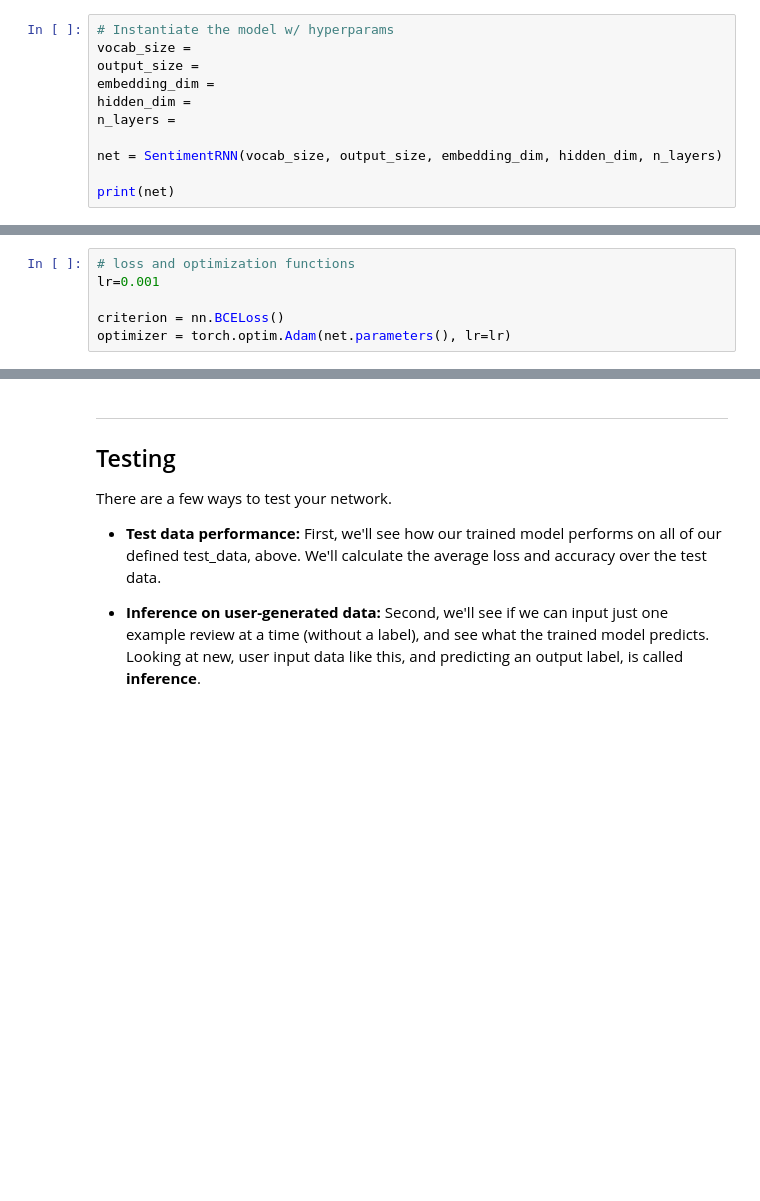
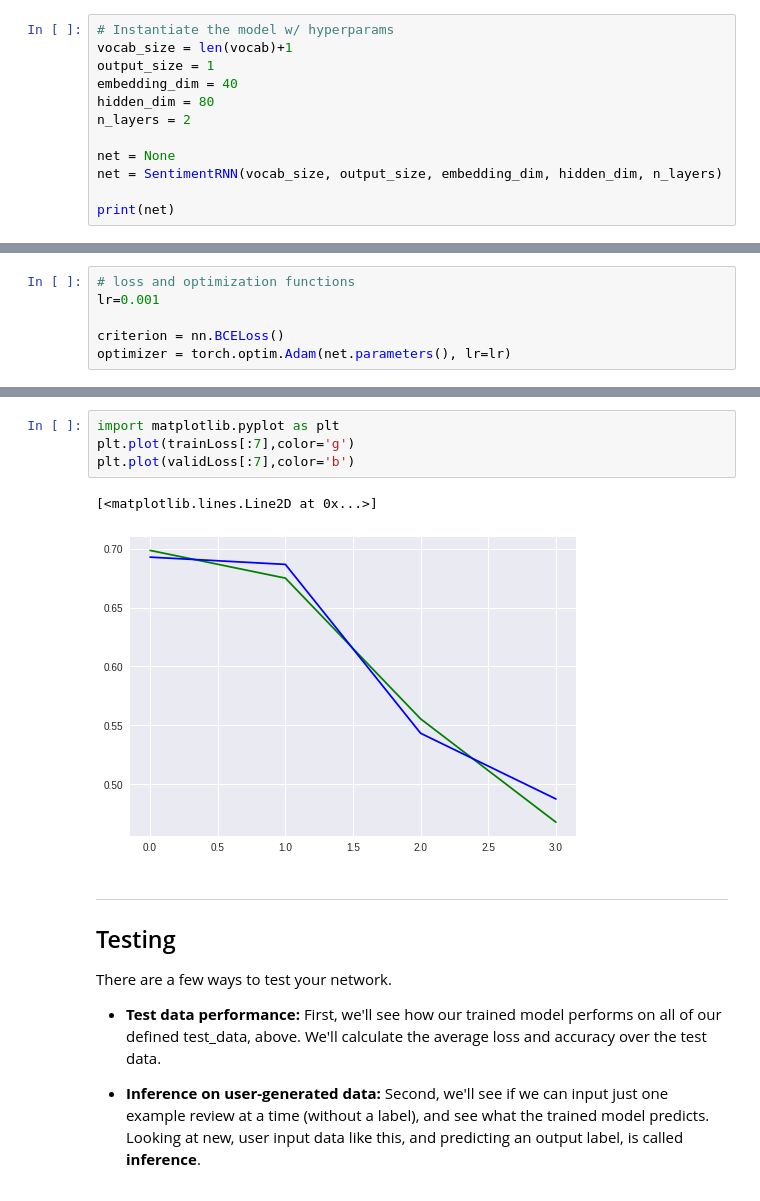
Before and after one commit to vikashChouhan/SentimentAnalysis_LSTM-PyTorch, a Jupyter notebook: Sentiment_RNN_Exercise.ipynb, the cells around one changed output, grey strips where cells are left out. Saved outputs shown, nothing was run; the diff lists cells and outputs as text; blank space fills up the shorter version.

Commit message:
Training 1

```diff
--- a/Sentiment_RNN_Exercise.ipynb
+++ b/Sentiment_RNN_Exercise.ipynb
@@ -460,12 +468,13 @@ Here, we'll instantiate the network. First up, defining the hyperparameters.
 > **Exercise:** Define the model  hyperparameters.
 # %%
 # Instantiate the model w/ hyperparams
-vocab_size =
-output_size =
-embedding_dim =
-hidden_dim =
-n_layers =
+vocab_size = len(vocab)+1
+output_size = 1
+embedding_dim = 40
+hidden_dim = 80
+n_layers = 2
 
+net = None
 net = SentimentRNN(vocab_size, output_size, embedding_dim, hidden_dim, n_layers)
 
 print(net)
@@ -559,3 +597,10 @@ for e in range(epochs):
+# %%
+import matplotlib.pyplot as plt
+plt.plot(trainLoss[:7],color='g')
+plt.plot(validLoss[:7],color='b')
+# %% [output]
+[<matplotlib.lines.Line2D at 0x...>]
+[figure, added]
 # %% [markdown]
 ---
 ## Testing
```
Also changed, not shown: parts of 7 cells of this notebook.
